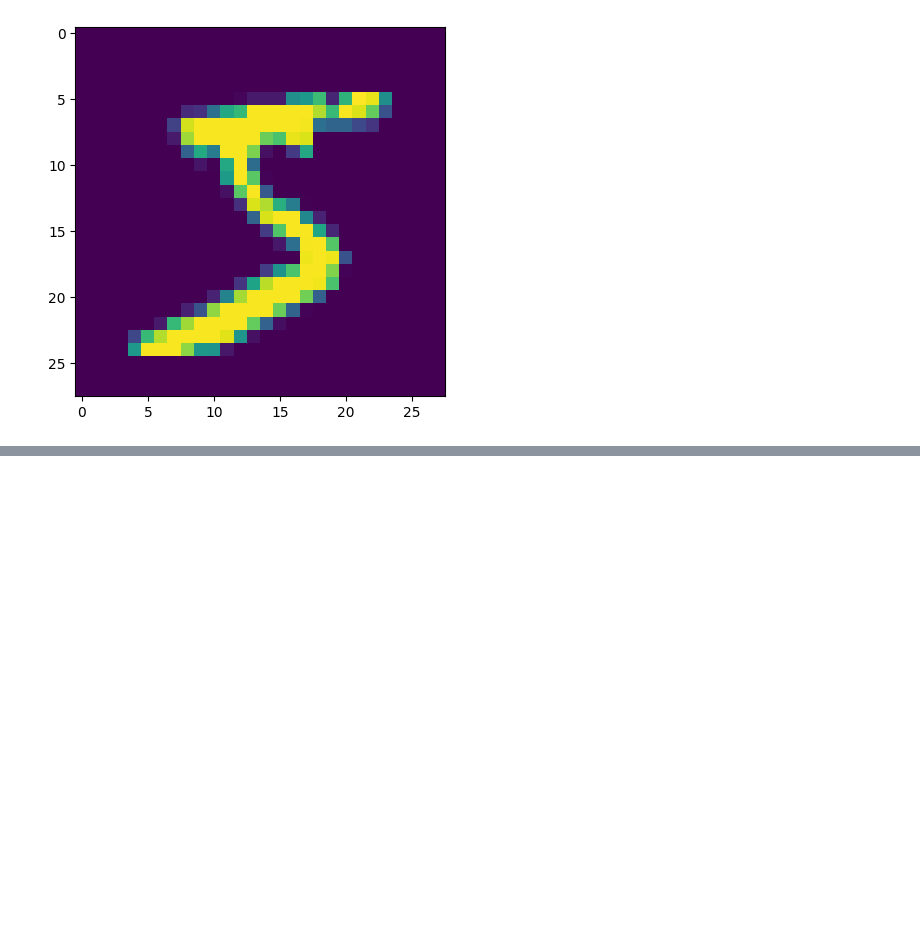
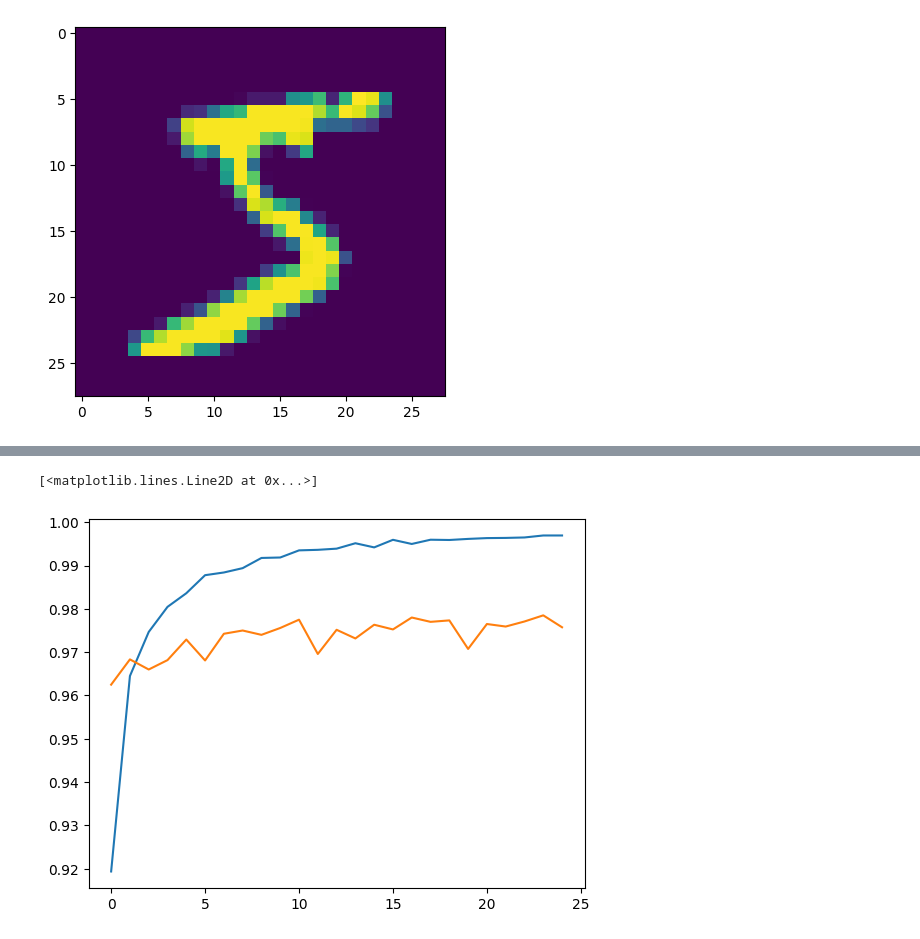
Before and after one commit to shroud07/Deep-Learning-Journey, a Jupyter notebook: Multi Layer Perceptron (ANN)/hand_written_digit_classification_using_ANN.ipynb, the cells around one changed output, grey strips where cells are left out. Saved outputs shown, nothing was run; the diff lists cells and outputs as text; code cells hidden in the pictures; blank space fills up the shorter version.

```diff
--- a/Multi Layer Perceptron (ANN)/hand_written_digit_classification_using_ANN.ipynb
+++ b/Multi Layer Perceptron (ANN)/hand_written_digit_classification_using_ANN.ipynb
@@ -108,0 +115,6 @@ Accuracy Score :  0.9761
+# %%
+plt.plot(history.history['accuracy'])
+plt.plot(history.history['val_accuracy'])
+# %% [output]
+[<matplotlib.lines.Line2D at 0x...>]
+[figure, added]
```
Also changed, not shown: parts of 7 cells of this notebook.
